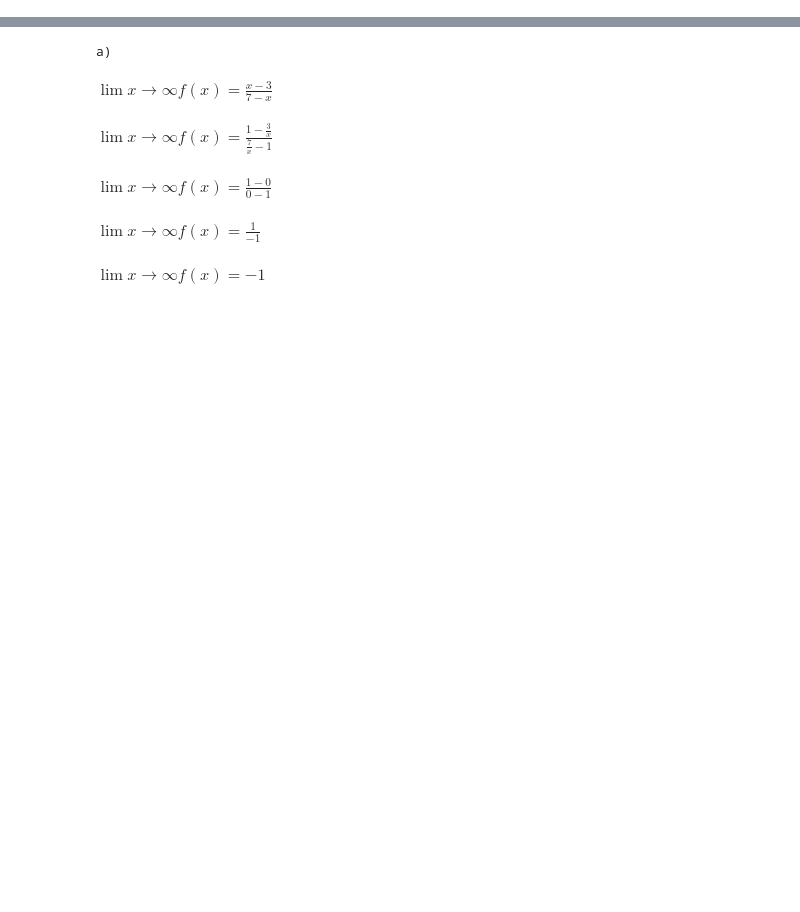
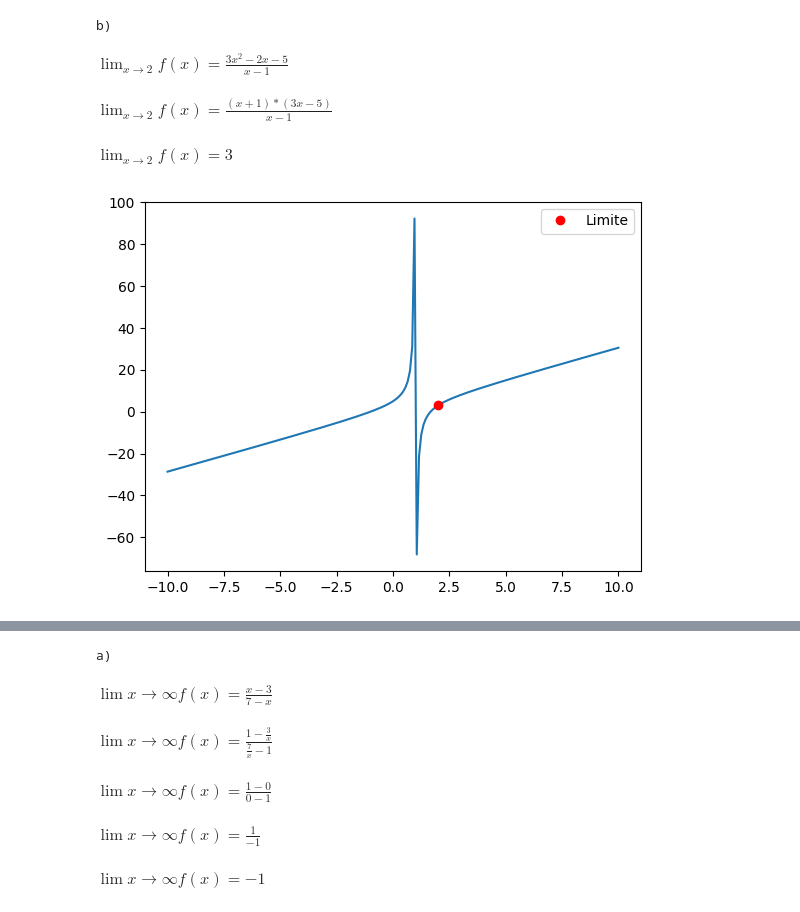
Before and after one commit to zaia-majestoso/Target, a Jupyter notebook: TPG1.ipynb, the cells around one changed output, grey strips where cells are left out. Drawn from its saved outputs; the diff is of its cells as text; code cells hidden in the pictures; blank space fills up the shorter version.

```diff
--- a/TPG1.ipynb
+++ b/TPG1.ipynb
@@ -85 +71,31 @@ $\displaystyle \lim_{x \to 2} f(x) = 3$
+# %%
+#b)
+print("b)")
+x = sp.symbols('x')
+f_x = (3*(x**2) - 2 * x - 5 ) / (x - 1)
+f_x_1 = sp.factor((3*(x**2) - 2 * x - 5 ))
+f_x_2 = sp.factor((3*(x**2) - 2 * x - 5 )/(x - 1))
+
+#passo a passo
+display(Math(r"$\lim_{x \to 2} f(x) = \frac{3x^2 - 2x - 5}{x - 1}$"))
+print("\n")
+display(Math(r"$\lim_{x \to 2} f(x) = \frac{(x + 1) * (3x - 5)}{x - 1}$"))
+limite = sp.limit(f_x_2, x, 2)
+print("\n")
+display(Math(r"\lim_{x \to 2} f(x) = "+ f"{limite}"))
+print("\n")
+
+#plot
+xp = np.linspace(-10,10,200)
+f_x = (3*(xp**2) - 2 * xp - 5 ) / (xp - 1)
+plt.plot(xp,f_x)
+plt.plot(2,3,"o",color="red",label="Limite")
+plt.legend()
+plt.show()
+# %% [output]
+b)
+$\displaystyle \lim_{x \to 2} f(x) = \frac{3x^2 - 2x - 5}{x - 1}$
+$\displaystyle \lim_{x \to 2} f(x) = \frac{(x + 1) * (3x - 5)}{x - 1}$
+$\displaystyle \lim_{x \to 2} f(x) = 3$
+[figure, added]
 # %%
```
Also changed, not shown: parts of 8 cells of this notebook.
